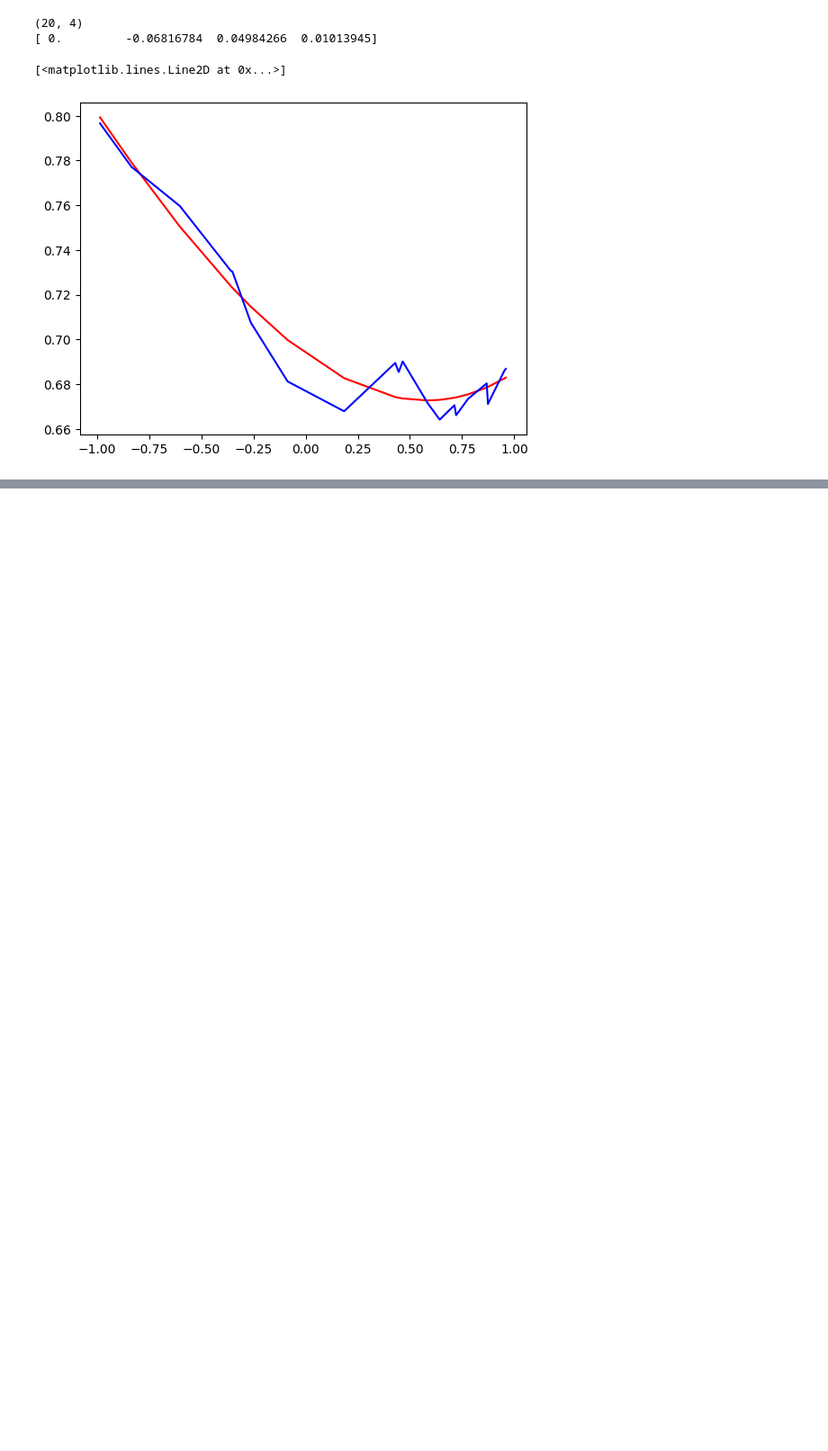
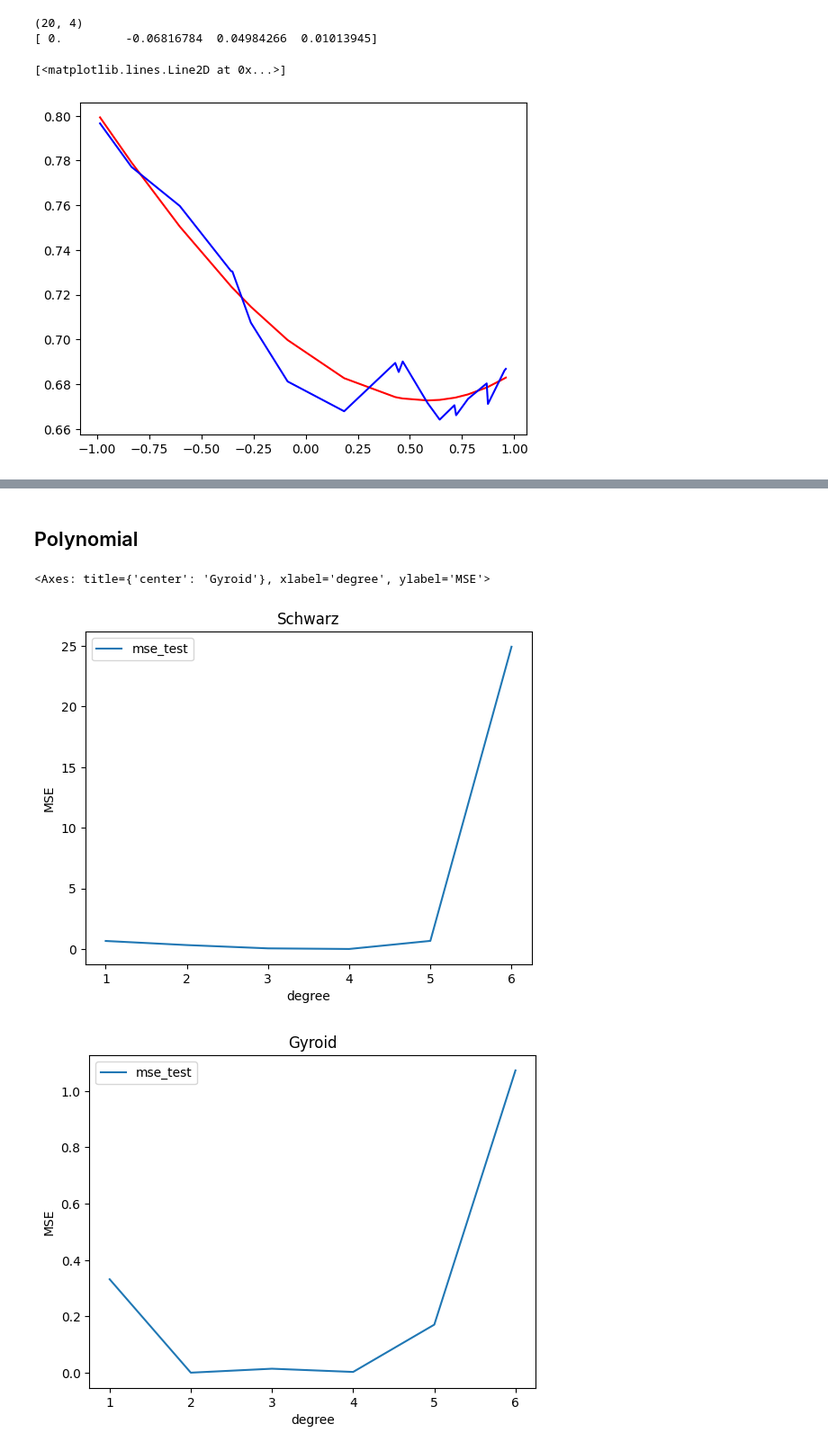
Before and after one commit to Snopoff/Persistent-Homology-of-Triple-Periodic-Minimal-Surfaces, a Jupyter notebook: model.ipynb, the cells around one changed output, grey strips where cells are left out. Shown at 90% size. Saved outputs shown, nothing was run; the diff lists cells and outputs as text; code cells hidden in the pictures; blank space fills up the shorter version.

```diff
--- a/model.ipynb
+++ b/model.ipynb
@@ -57,0 +69,6 @@ plt.plot(x, y, c='blue')
+# %%
+x_train, y_train, x_test, y_test = train_test_split(x, y)
+
+x_train.shape, y_train.shape, x_test.shape, y_test.shape
+# %% [markdown]
+## Polynomial
@@ -57,0 +107,28 @@ plt.plot(x, y, c='blue')
+# %%
+class Experiments():
+    def __init__(self, model_class, data):
+        self.model_class = model_class
+        self.data = data
+
+    def run_experiments(self, degrees = range(1,10), *args, **kwargs):
+        self.results = {}
+        for deg in degrees:
+            self.model = self.model_class(data = self.data, degree=deg, *args, **kwargs)
+            experiment_results = self.model.fit()
+            self.results[deg] = experiment_results
+        self.results_df = pd.DataFrame(self.results).T
+        self.results_df = self.results_df.reset_index().rename(columns={"index":"degree"})
+
+        return self.results_df
+# %%
+schwarz_polynomial_experiments = Experiments(PolynomialModel, data_schwarz)
+_ = schwarz_polynomial_experiments.run_experiments(degrees=range(1,7))
+schwarz_polynomial_experiments.results_df.plot("degree", "mse_test", ylabel='MSE', title="Schwarz")
+
+gyroid_polynomial_experiments = Experiments(PolynomialModel, data_gyroid)
+_ = gyroid_polynomial_experiments.run_experiments(degrees=range(1,7))
+gyroid_polynomial_experiments.results_df.plot("degree", "mse_test", ylabel='MSE', title="Gyroid")
+# %% [output]
+<Axes: title={'center': 'Gyroid'}, xlabel='degree', ylabel='MSE'>
+[figure, added]
+[figure, added]
```
Also changed, not shown: parts of 27 cells of this notebook, 1 other file.
